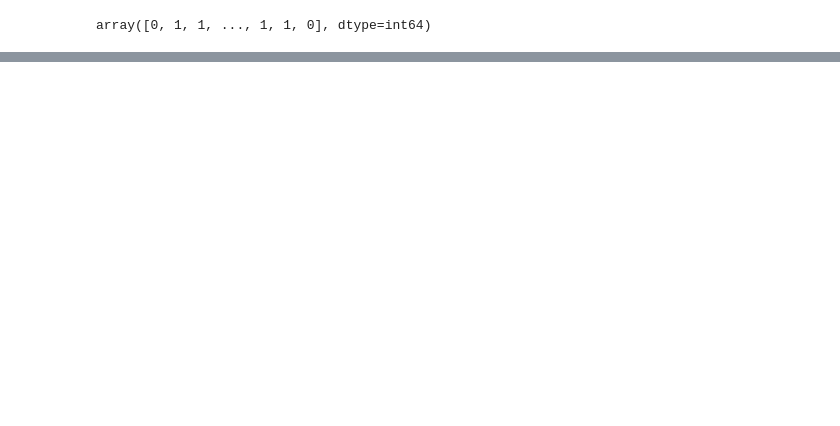
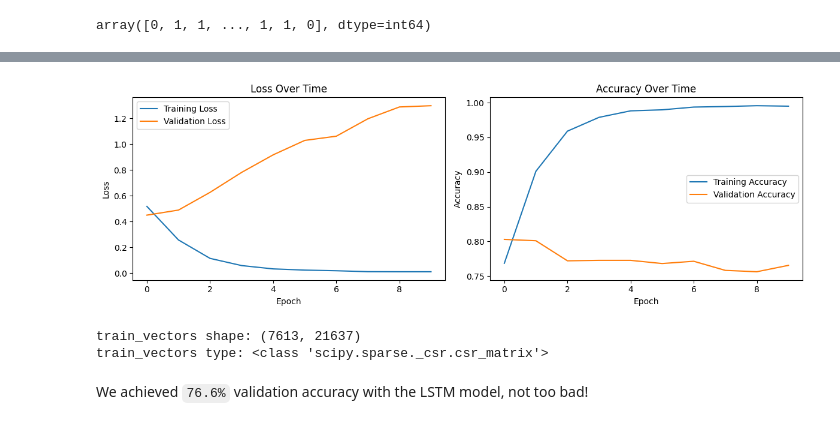
Before and after one commit to nchen/ml3-disaster-tweets, a Jupyter notebook: Disaster-Tweets.ipynb, the cells around one changed output, grey strips where cells are left out. Drawn from its saved outputs; the diff is of its cells as text; code cells hidden in the pictures; blank space fills up the shorter version.

Commit message:
LSTM

```diff
--- a/Disaster-Tweets.ipynb
+++ b/Disaster-Tweets.ipynb
@@ -130,0 +184,66 @@ array([0, 1, 1, ..., 1, 1, 0], dtype=int64)
+# %%
+# Expand dimensions by adding a time dimension. The resulting shape is (7613, 1, features)
+train_vectors = train_vectors.todense()
+train_vectors = np.expand_dims(train_vectors, axis=1)
+
+X_train, X_val, y_train, y_val = train_test_split(train_vectors, train_df['target'], test_size=0.2, random_state=42)
+
+model = Sequential()
+
+# Add LSTM layers
+model.add(LSTM(units=128, input_shape=(train_vectors.shape[1], train_vectors.shape[2]),
+               return_sequences=False)) # only return the output of the last step
+
+# Avoid overfitting
+model.add(Dropout(0.2))
+
+# Add fully connected layer
+model.add(Dense(64, activation='relu'))
+model.add(Dropout(0.2))
+
+# Output layer, use sigmoid for binary classification
+model.add(Dense(1, activation='sigmoid'))
+
+# compile the model
+model.compile(optimizer=Adam(learning_rate=0.001),
+              loss='binary_crossentropy',
+              metrics=['accuracy'])
+
+model.summary()
+
+# train
+history = model.fit(X_train, y_train,
+                    epochs=10,
+                    batch_size=32,
+                    validation_data=(X_val, y_val),
+                    verbose=1)
+
+# evaluation
+loss, accuracy = model.evaluate(X_val, y_val)
+print(f'Validation Loss: , {loss:.4f}')
+print(f'Validation Accuracy: {accuracy:.4f}')
+
+# visulization
+plt.figure(figsize=(12, 4))
+
+# render loss
+plt.subplot(1, 2, 1)
+plt.plot(history.history['loss'], label='Training Loss')
+plt.plot(history.history['val_loss'], label='Validation Loss')
+plt.title('Loss Over Time')
+plt.xlabel('Epoch')
+plt.ylabel('Loss')
+plt.legend()
+
+# render accuracy
+plt.subplot(1, 2, 2)
+plt.plot(history.history['accuracy'], label='Training Accuracy')
+plt.plot(history.history['val_accuracy'], label='Validation Accuracy')
+plt.title('Accuracy Over Time')
+plt.xlabel('Epoch')
+plt.ylabel('Accuracy')
+plt.legend()
+
+plt.tight_layout()
+plt.show()
+# %% [output]
@@ -130,0 +267,9 @@ array([0, 1, 1, ..., 1, 1, 0], dtype=int64)
+[figure, added]
+# %%
+print("train_vectors shape:", train_vectors.shape)
+print("train_vectors type:", type(train_vectors))
+# %% [output]
+train_vectors shape: (7613, 21637)
+train_vectors type: <class 'scipy.sparse._csr.csr_matrix'>
+# %% [markdown]
+We achieved `76.6%` validation accuracy with the LSTM model, not too bad!
```
Also changed, not shown: parts of 14 cells of this notebook.
